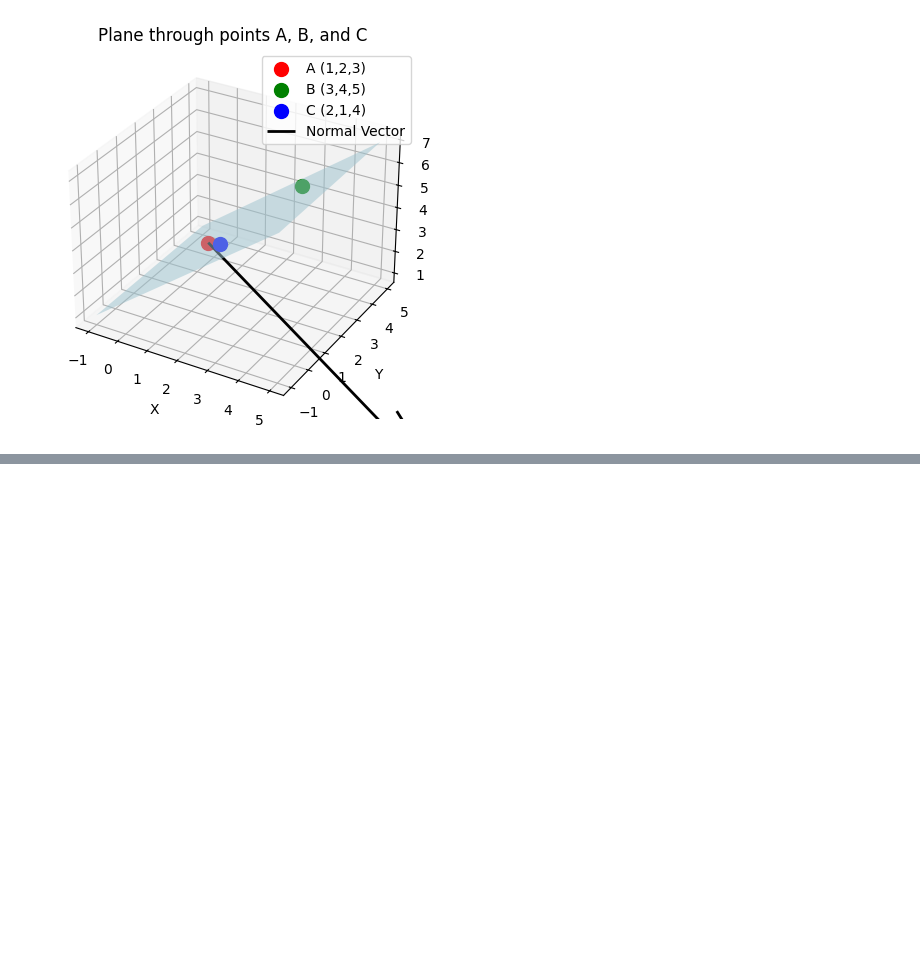
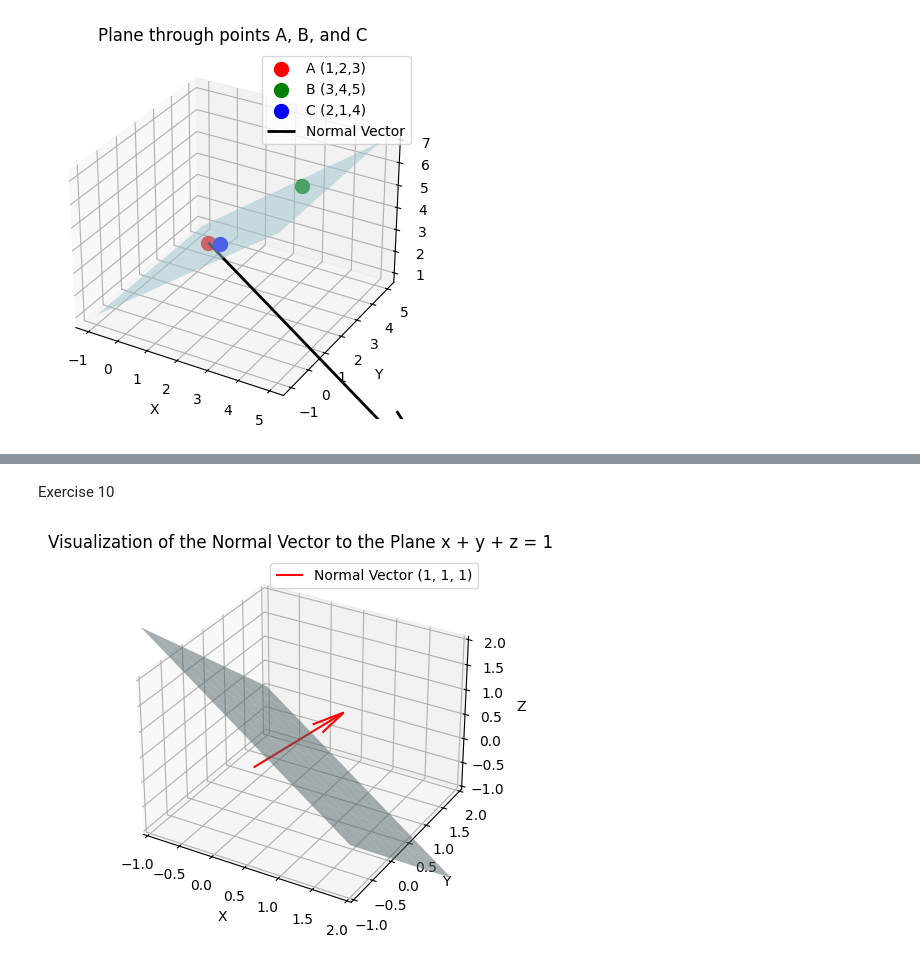
Before and after one commit to viakek/Math-2024-25-Winter, a Jupyter notebook: Planes_in_Space.ipynb, the cells around one changed output, grey strips where cells are left out. Saved outputs shown, nothing was run; the diff lists cells and outputs as text; code cells hidden in the pictures; blank space fills up the shorter version.

```diff
--- a/Planes_in_Space.ipynb
+++ b/Planes_in_Space.ipynb
@@ -354,0 +494,47 @@ plt.show()
+# %% [markdown]
+Exercise 10
+# %%
+import numpy as np
+import matplotlib.pyplot as plt
+from mpl_toolkits.mplot3d import Axes3D
+
+# Define the normal vector
+normal_vector = np.array([1, 1, 1])
+
+# Create a 3D plot
+fig = plt.figure()
+ax = fig.add_subplot(111, projection='3d')
+
+# Plot the normal vector
+ax.quiver(0, 0, 0, normal_vector[0], normal_vector[1], normal_vector[2], color='r', length=1.5, normalize=True, label='Normal Vector (1, 1, 1)')
+
+# Plot the plane x + y + z = 1
+# We need to plot the plane by defining a mesh grid
+x = np.linspace(-1, 2, 10)
+y = np.linspace(-1, 2, 10)
+X, Y = np.meshgrid(x, y)
+Z = 1 - X - Y  # Solving for Z from x + y + z = 1
+
+# Plot the plane
+ax.plot_surface(X, Y, Z, color='lightblue', alpha=0.5)
+
+# Set the limits of the axes
+ax.set_xlim([-1, 2])
+ax.set_ylim([-1, 2])
+ax.set_zlim([-1, 2])
+
+# Label the axes
+ax.set_xlabel('X')
+ax.set_ylabel('Y')
+ax.set_zlabel('Z')
+
+# Add a legend
+ax.legend()
+
+# Set the title
+ax.set_title('Visualization of the Normal Vector to the Plane x + y + z = 1')
+
+# Show the plot
+plt.show()
+# %% [output]
+[figure, added]
```
Also changed, not shown: parts of 3 cells of this notebook.
